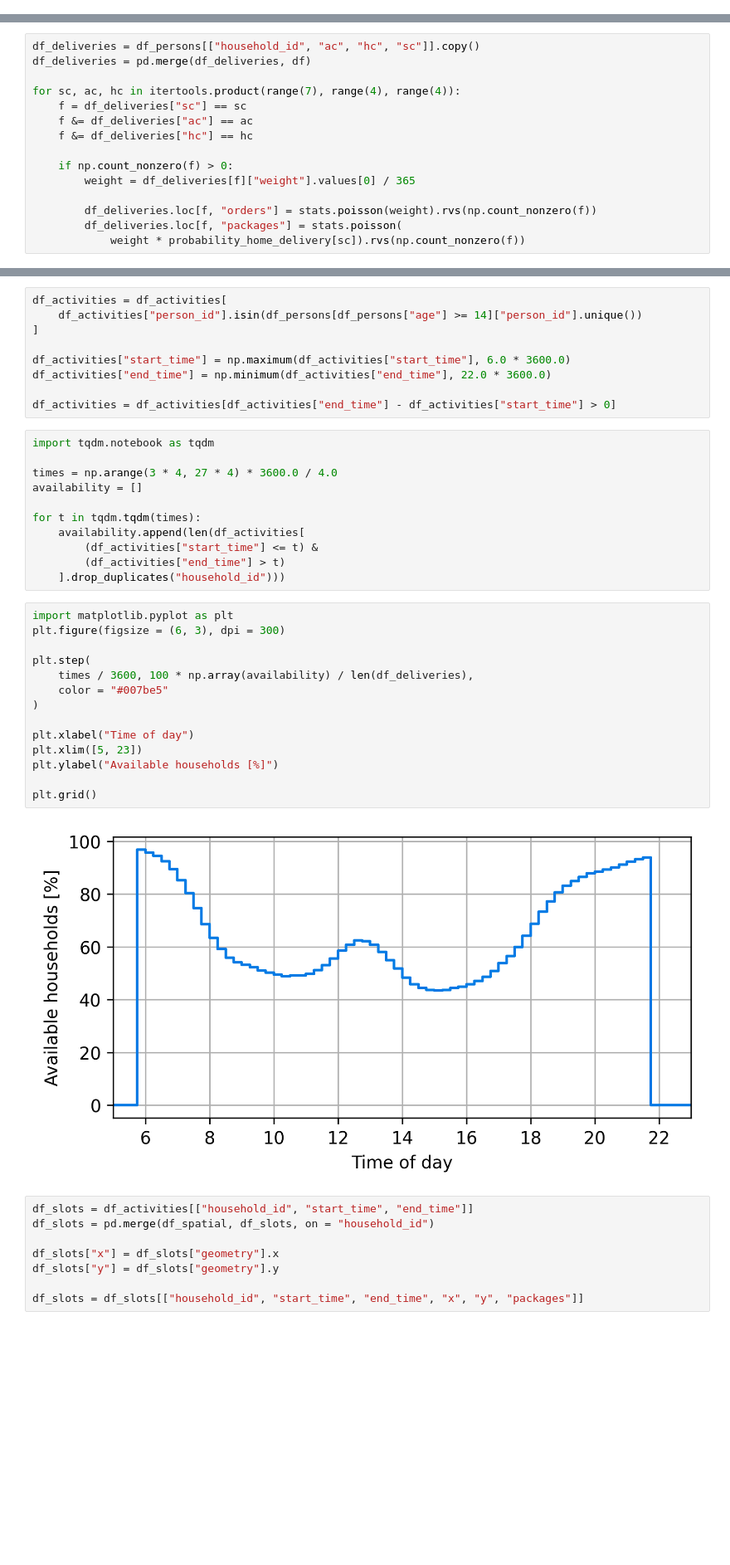
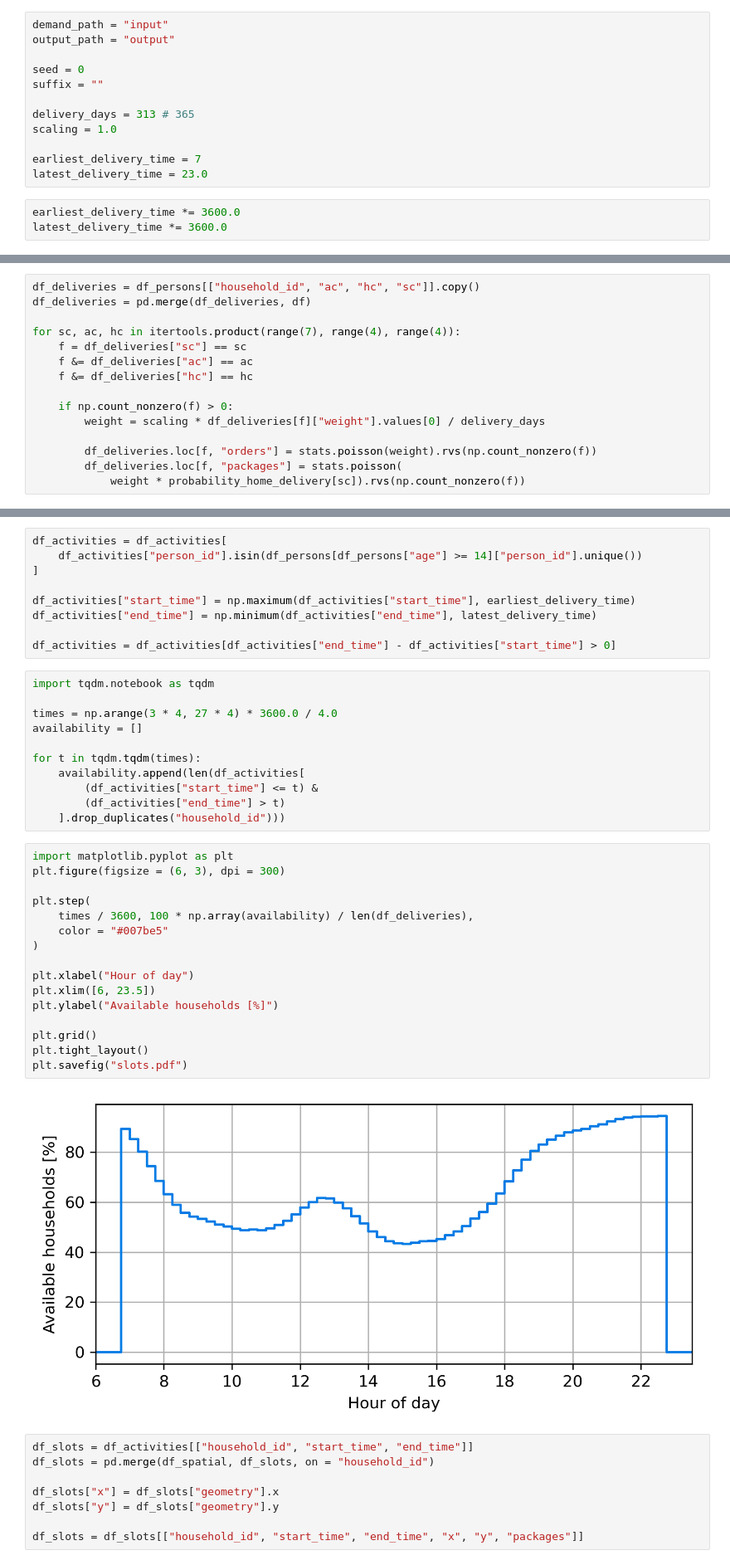
Before and after one commit to Horizon-LEAD/lead-lyon, a Jupyter notebook: parcels/Generate Parcels.ipynb, the cells around one changed output, grey strips where cells are left out. Shown at 83% size. Drawn from its saved outputs; the diff is of its cells as text; blank space fills up the shorter version.

```diff
--- a/parcels/Generate Parcels.ipynb
+++ b/parcels/Generate Parcels.ipynb
@@ -4,3 +1,18 @@ output_path = "output"
+# %%
+demand_path = "input"
+output_path = "output"
+
+seed = 0
+suffix = ""
+
+delivery_days = 313 # 365
+scaling = 1.0
+
+earliest_delivery_time = 7
+latest_delivery_time = 23.0
+# %%
+earliest_delivery_time *= 3600.0
+latest_delivery_time *= 3600.0
 # %%
 import numpy as np
 import pandas as pd
@@ -162,7 +174,7 @@ for sc, ac, hc in itertools.product(range(7), range(4), range(4)):
     f &= df_deliveries["hc"] == hc
 
     if np.count_nonzero(f) > 0:
-        weight = df_deliveries[f]["weight"].values[0] / 365
+        weight = scaling * df_deliveries[f]["weight"].values[0] / delivery_days
 
         df_deliveries.loc[f, "orders"] = stats.poisson(weight).rvs(np.count_nonzero(f))
         df_deliveries.loc[f, "packages"] = stats.poisson(
@@ -239,8 +251,8 @@ df_activities = df_activities[
     df_activities["person_id"].isin(df_persons[df_persons["age"] >= 14]["person_id"].unique())
 ]
 
-df_activities["start_time"] = np.maximum(df_activities["start_time"], 6.0 * 3600.0)
-df_activities["end_time"] = np.minimum(df_activities["end_time"], 22.0 * 3600.0)
+df_activities["start_time"] = np.maximum(df_activities["start_time"], earliest_delivery_time)
+df_activities["end_time"] = np.minimum(df_activities["end_time"], latest_delivery_time)
 
 df_activities = df_activities[df_activities["end_time"] - df_activities["start_time"] > 0]
 # %%
@@ -257,19 +269,21 @@ for t in tqdm.tqdm(times):
 # %%
 import matplotlib.pyplot as plt
 plt.figure(figsize = (6, 3), dpi = 300)
 
 plt.step(
     times / 3600, 100 * np.array(availability) / len(df_deliveries),
     color = "#007be5"
 )
 
-plt.xlabel("Time of day")
-plt.xlim([5, 23])
+plt.xlabel("Hour of day")
+plt.xlim([6, 23.5])
 plt.ylabel("Available households [%]")
 
 plt.grid()
+plt.tight_layout()
+plt.savefig("slots.pdf")
 # %% [output]
-[figure, old version]
+[figure, new version]
 # %%
 df_slots = df_activities[["household_id", "start_time", "end_time"]]
 df_slots = pd.merge(df_spatial, df_slots, on = "household_id")
```
Also changed, not shown: parts of 12 cells of this notebook, 17 other files.
